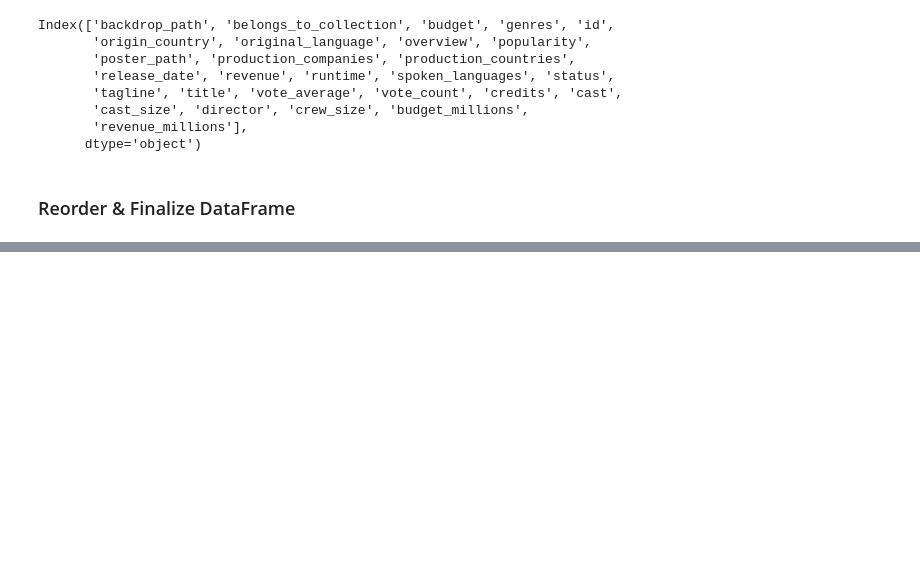
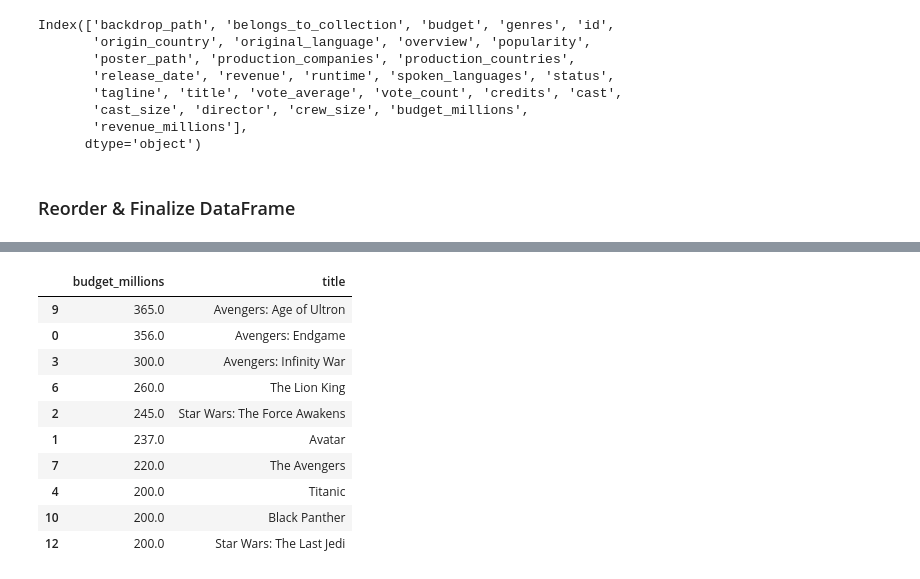
Before and after one commit to Hakeemwiki/DE-Projects, a Jupyter notebook: notebooks/TMDB_Movie_analysis.ipynb, the cells around one changed output, grey strips where cells are left out. Cells and saved outputs as stored; diff of their text form; code cells hidden in the pictures; blank space fills up the shorter version.

```diff
--- a/notebooks/TMDB_Movie_analysis.ipynb
+++ b/notebooks/TMDB_Movie_analysis.ipynb
@@ -377,0 +435,15 @@ Name: budget_millions, dtype: float64
+# %%
+highest_budget = kpi_ranking(data, 'budget_millions')
+highest_budget[['budget_millions', 'title']]
+# %% [output]
+|  | budget_millions | title |
+| 9 | 365.0 | Avengers: Age of Ultron |
+| 0 | 356.0 | Avengers: Endgame |
+| 3 | 300.0 | Avengers: Infinity War |
+| 6 | 260.0 | The Lion King |
+| 2 | 245.0 | Star Wars: The Force Awakens |
+| 1 | 237.0 | Avatar |
+| 7 | 220.0 | The Avengers |
+| 4 | 200.0 | Titanic |
+| 10 | 200.0 | Black Panther |
+| 12 | 200.0 | Star Wars: The Last Jedi |
```
Also changed, not shown: parts of 11 cells of this notebook.
